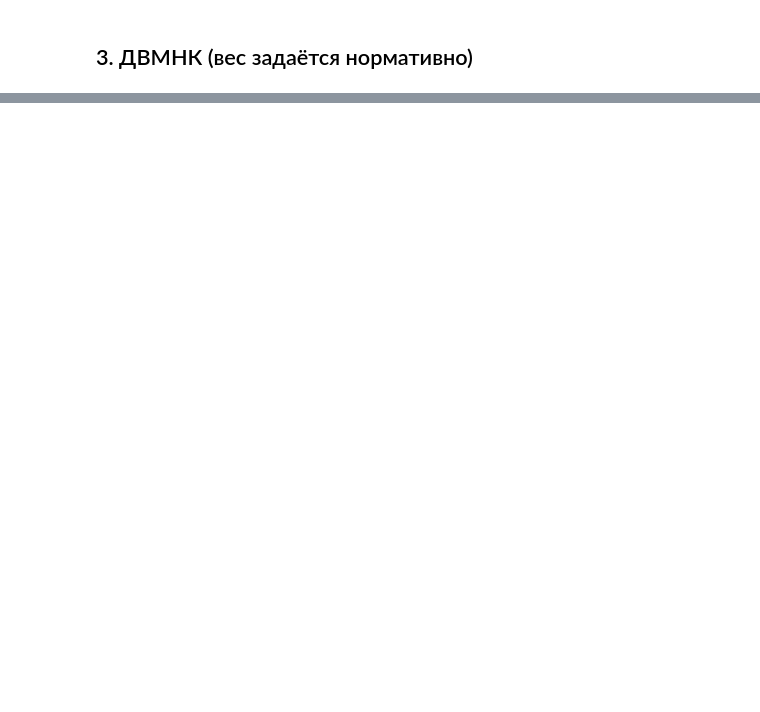
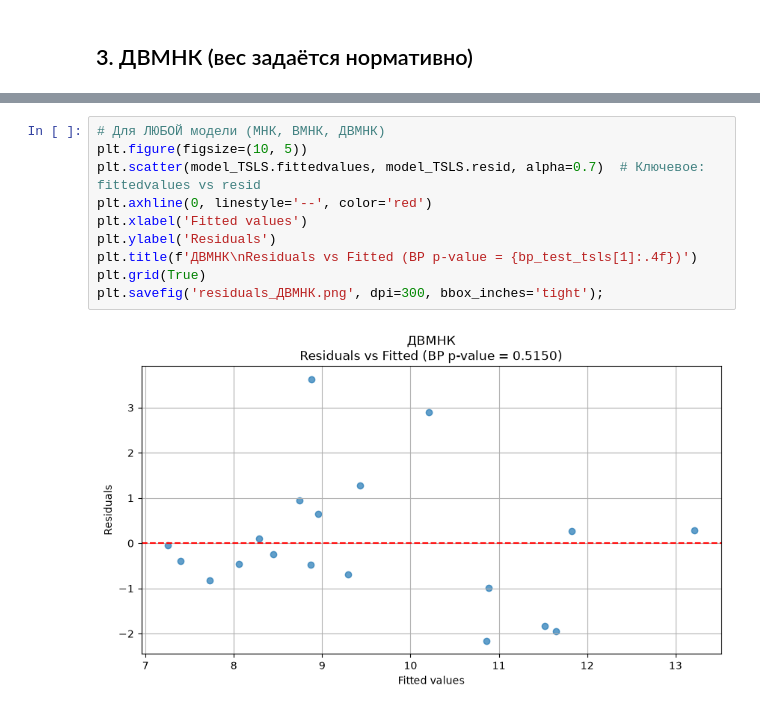
Before and after one commit to VValer0n/econometrics-msa-projects, a Jupyter notebook: ECONOMETRY/CASE_2_variation_of_models.ipynb, the cells around one changed output, grey strips where cells are left out. Drawn from its saved outputs; the diff is of its cells as text; blank space fills up the shorter version.

```diff
--- a/ECONOMETRY/CASE_2_variation_of_models.ipynb
+++ b/ECONOMETRY/CASE_2_variation_of_models.ipynb
@@ -251,0 +334,12 @@ plt.savefig('residuals_ВМНК.png', dpi=300, bbox_inches='tight');
+# %%
+# Для ЛЮБОЙ модели (МНК, ВМНК, ДВМНК)
+plt.figure(figsize=(10, 5))
+plt.scatter(model_TSLS.fittedvalues, model_TSLS.resid, alpha=0.7)  # Ключевое: fittedvalues vs resid
+plt.axhline(0, linestyle='--', color='red')
+plt.xlabel('Fitted values')
+plt.ylabel('Residuals')
+plt.title(f'ДВМНК\nResiduals vs Fitted (BP p-value = {bp_test_tsls[1]:.4f})')
+plt.grid(True)
+plt.savefig('residuals_ДВМНК.png', dpi=300, bbox_inches='tight');
+# %% [output]
+[figure, added]
```
Also changed, not shown: parts of 23 cells of this notebook.
